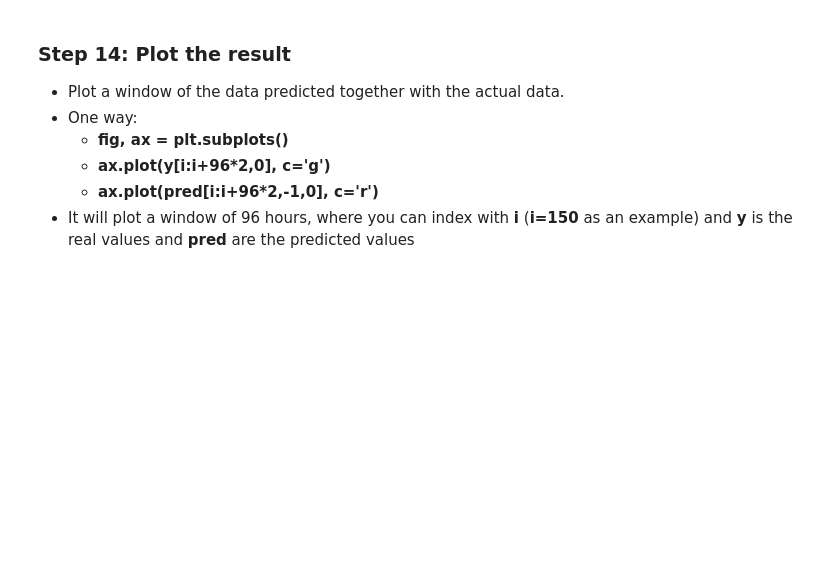
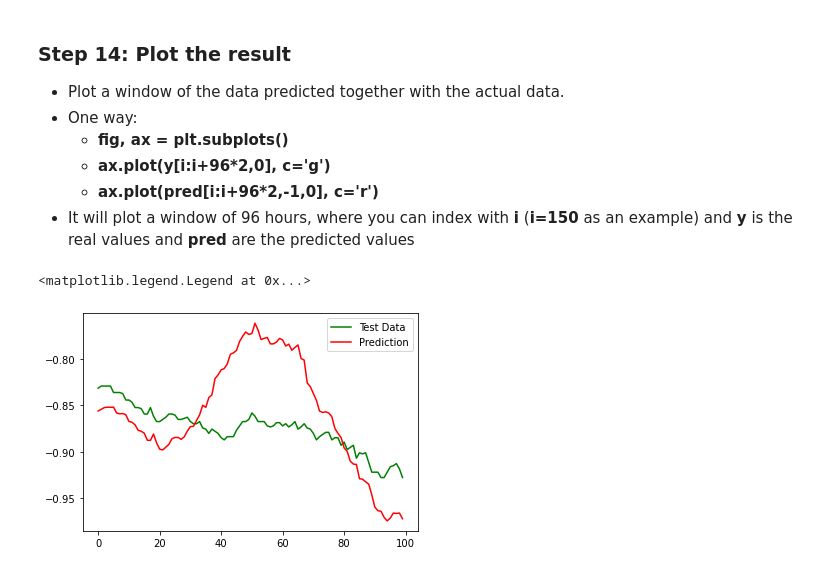
Before and after one commit to francoschroeder/ProyectoFinal, a Jupyter notebook: ModeloParaTestear.ipynb, the cells around one changed output. Saved outputs shown, nothing was run; the diff lists cells and outputs as text; code cells hidden in the pictures; blank space fills up the shorter version.

```diff
--- a/ModeloParaTestear.ipynb
+++ b/ModeloParaTestear.ipynb
@@ -180,11 +197,31 @@ visualize_loss(history, "Training and Validation Loss")
 ### Step 13: Predict data
 - Apply the model on the test data
     - HINT: Use **model.predict(x)**, where **x** is assigned to the test data.
-# %%
-for batch in dataset_test.take(1):
-    x, y = batch
-
-y_pred = model.predict(x)
+# %%
+def create_dataset(df, input_width=24, offset=0, predict_column='T (degC)'):
+    x = []
+    y = []
+    data_x = df.to_numpy()
+    data_y = df[predict_column].to_numpy()
+
+    for i in range(input_width, len(data_x) - offset):
+        x.append(data_x[i - input_width:i,:])
+        y.append(data_y[i + offset])
+
+    x = np.array(x)
+    y = np.array(y)
+
+    return x, y.reshape(-1,1)
+
+data = data[5::6]
+test_df = df[int(n*.9):]
+test_df_norm = (test_df - train_mean) / train_std
+x, y = create_dataset(test_df_norm)
+
+#for batch in dataset_test.take(1):
+#    x, y = batch
+
+y_pred = model.predict(x)
 # %% [markdown]
 ### Step 14: Plot the result
 - Plot a window of the data predicted together with the actual data.
@@ -196,9 +233,12 @@ y_pred = model.predict(x)
 # %%
 fig, ax = plt.subplots()
 
-ax.plot(y[0:50], c='g', label="Test Data")
-ax.plot(y_pred[0:50], c='r', label="Prediction")
+ax.plot(y[0:100], c='g', label="Test Data")
+ax.plot(y_pred[0:100], c='r', label="Prediction")
 plt.legend()
+# %% [output]
+<matplotlib.legend.Legend at 0x...>
+[figure, added]
 # %%
 fig, ax = plt.subplots()
 
```
Also changed, not shown: parts of 7 cells of this notebook.
